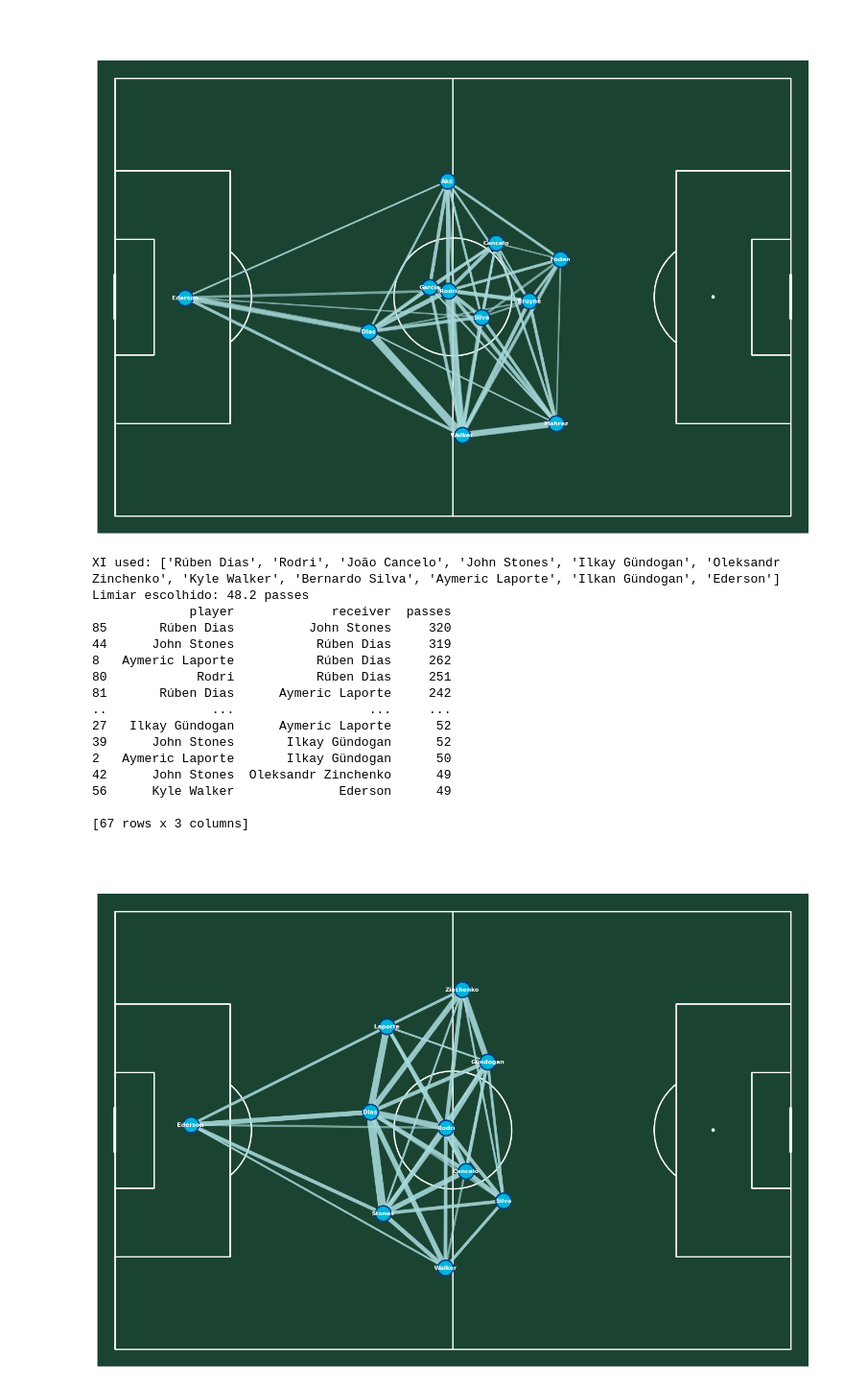
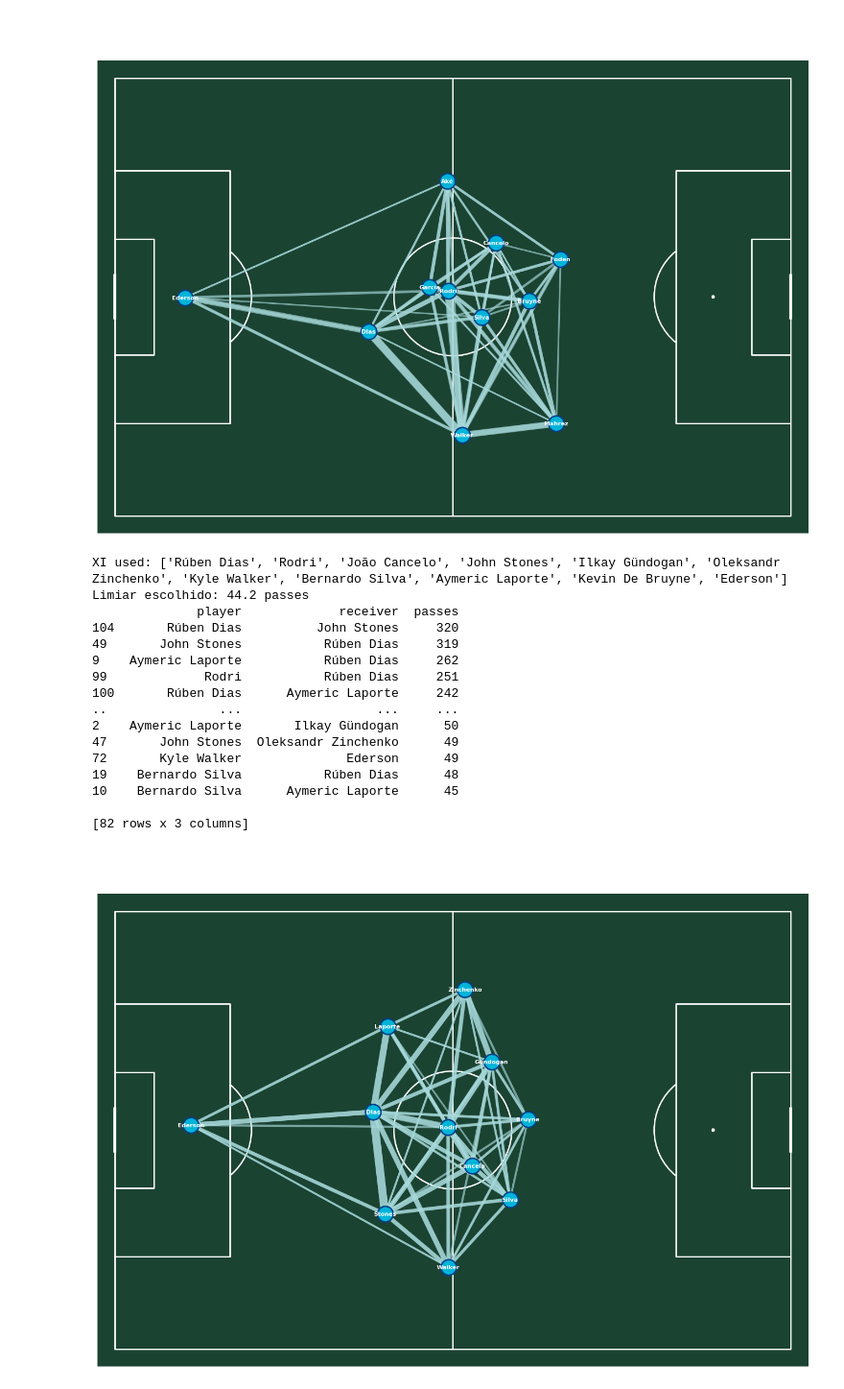
Before and after one commit to carolabdu/futebol-analise, a Jupyter notebook: Rede_de_Passes_Man_City.ipynb, the cells around one changed output. Shown at 96% size. Drawn from its saved outputs; the diff is of its cells as text; code cells hidden in the pictures.

```diff
--- a/Rede_de_Passes_Man_City.ipynb
+++ b/Rede_de_Passes_Man_City.ipynb
@@ -941,11 +972,6 @@ pass_counts = passes.groupby("player").size().sort_values(ascending=False)
 top10_players = list(pass_counts.head(10).index)
 
 goalkeeper = "Ederson"
-gundogan = "Ilkan Gündogan"
-
-# ensure Gündogan is included (replace lowest-ranked player if needed)
-if gundogan not in top10_players:
-    top10_players[-1] = gundogan
 
 players = top10_players.copy()
 
@@ -1059,46 +1085,46 @@ for player, pos in positions.iterrows():
 
     name = player.split()[-1]
 
     ax.text(
         pos.x,
         pos.y,
         name,
         color="white",
         fontsize=8,
         ha="center",
         va="center",
         fontweight="bold",
         zorder=4
     )
 
 # ==========================
 # 9. Title
 # ==========================
 ax.set_title(
     "Manchester City 2020/21 - Pass Network\nTop 10 Passers (Gündogan included) + Ederson",
     fontsize=18,
     color="white",
     weight="bold",
     pad=20
 )
 
 plt.tight_layout()
 plt.show()
 # %% [output]
-XI used: ['Rúben Dias', 'Rodri', 'João Cancelo', 'John Stones', 'Ilkay Gündogan', 'Oleksandr Zinchenko', 'Kyle Walker', 'Bernardo Silva', 'Aymeric Laporte', 'Ilkan Gündogan', 'Ederson']
-Limiar escolhido: 48.2 passes
-             player             receiver  passes
-85       Rúben Dias          John Stones     320
-44      John Stones           Rúben Dias     319
-8   Aymeric Laporte           Rúben Dias     262
-80            Rodri           Rúben Dias     251
-81       Rúben Dias      Aymeric Laporte     242
-..              ...                  ...     ...
-27   Ilkay Gündogan      Aymeric Laporte      52
-39      John Stones       Ilkay Gündogan      52
-2   Aymeric Laporte       Ilkay Gündogan      50
-42      John Stones  Oleksandr Zinchenko      49
-56      Kyle Walker              Ederson      49
+XI used: ['Rúben Dias', 'Rodri', 'João Cancelo', 'John Stones', 'Ilkay Gündogan', 'Oleksandr Zinchenko', 'Kyle Walker', 'Bernardo Silva', 'Aymeric Laporte', 'Kevin De Bruyne', 'Ederson']
+Limiar escolhido: 44.2 passes
+              player             receiver  passes
+104       Rúben Dias          John Stones     320
+49       John Stones           Rúben Dias     319
+9    Aymeric Laporte           Rúben Dias     262
+99             Rodri           Rúben Dias     251
+100       Rúben Dias      Aymeric Laporte     242
+..               ...                  ...     ...
+2    Aymeric Laporte       Ilkay Gündogan      50
+47       John Stones  Oleksandr Zinchenko      49
+72       Kyle Walker              Ederson      49
+19    Bernardo Silva           Rúben Dias      48
+10    Bernardo Silva      Aymeric Laporte      45
 
-[67 rows x 3 columns]
+[82 rows x 3 columns]
-[figure, old version]
+[figure, new version]
```
Also changed, not shown: parts of 7 cells of this notebook.
